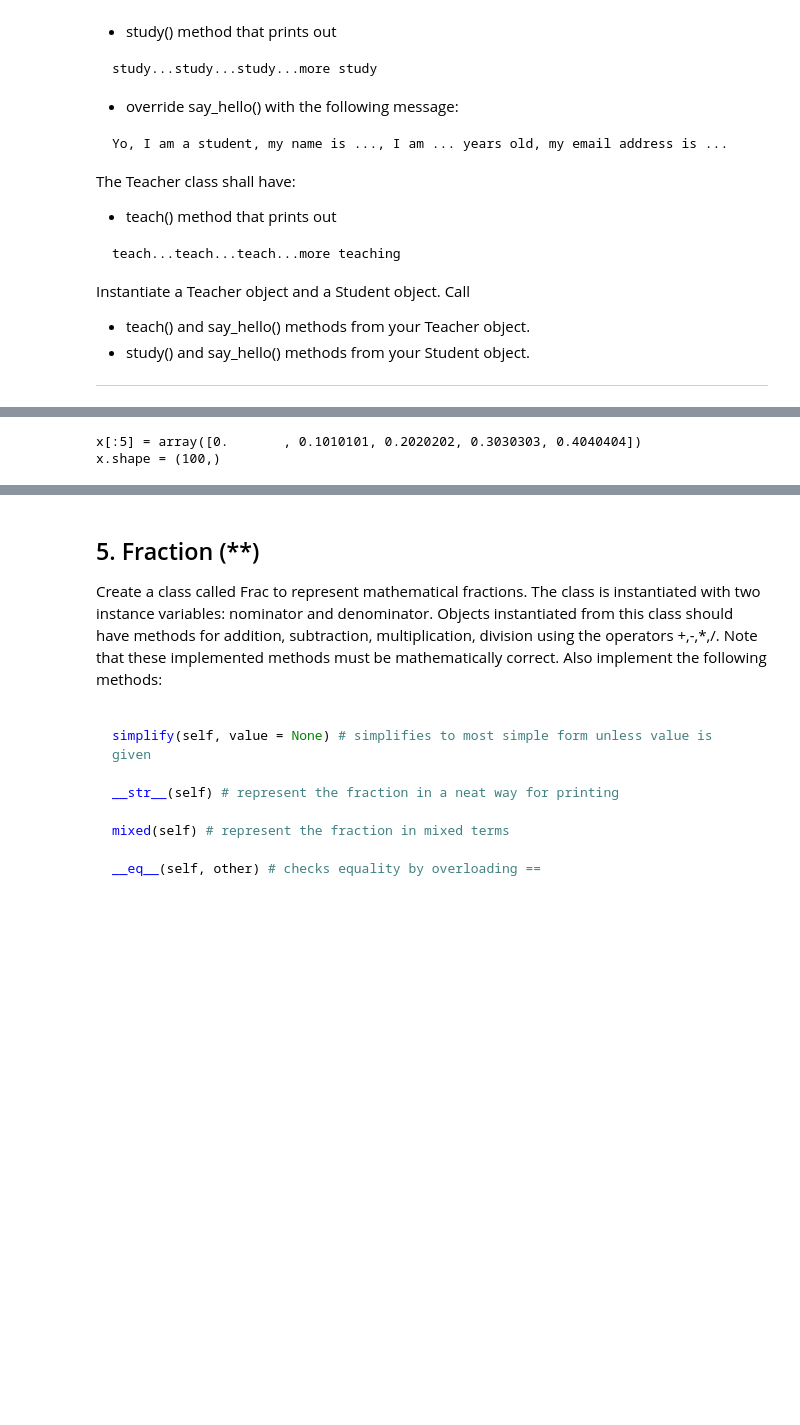
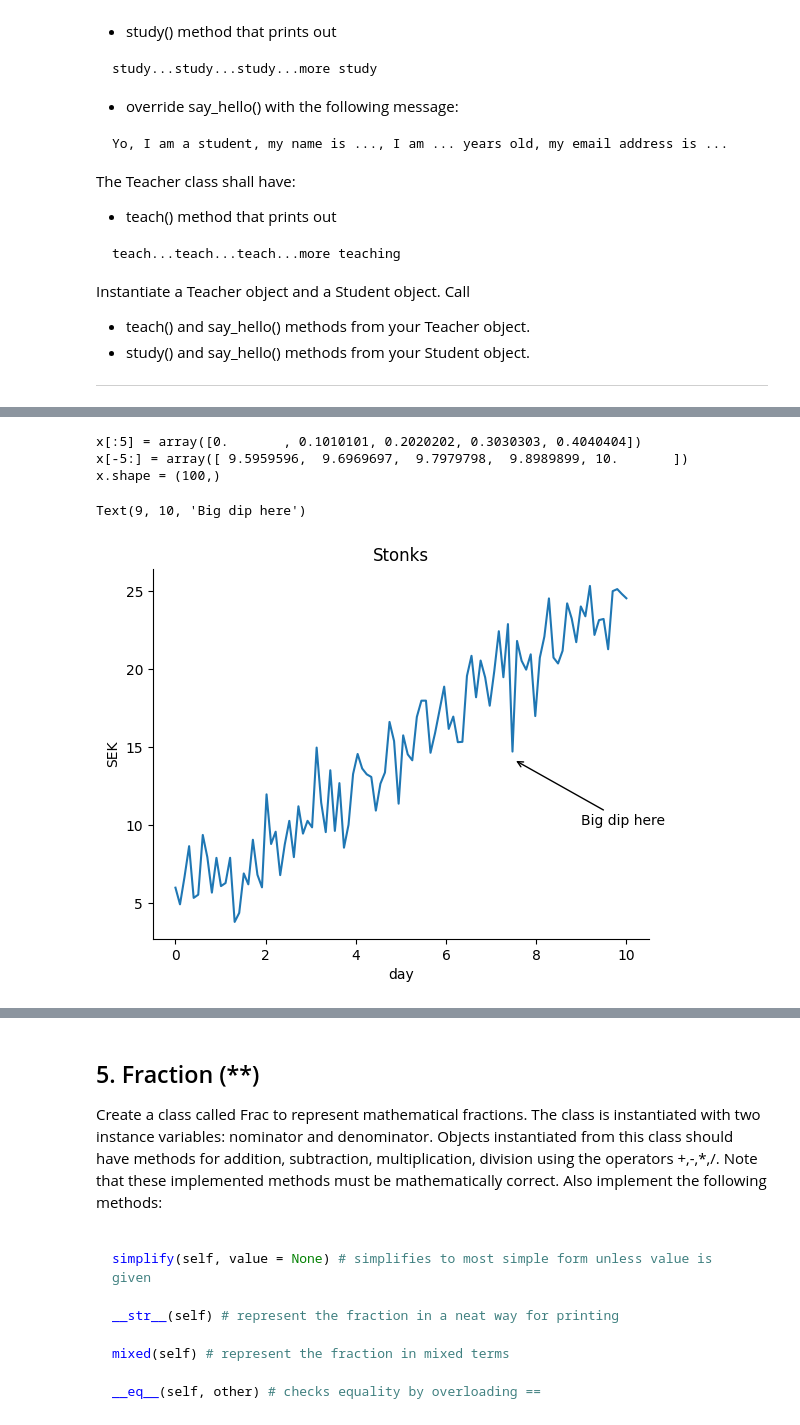
Before and after one commit to FellanNokes/Python_Course_Felix_Kjellberg_DE25, a Jupyter notebook: exercises/exercise_6.ipynb, the cells around one changed output, grey strips where cells are left out. Cells and saved outputs as stored; diff of their text form; code cells hidden in the pictures; blank space fills up the shorter version.

```diff
--- a/exercises/exercise_6.ipynb
+++ b/exercises/exercise_6.ipynb
@@ -101,20 +101,30 @@ annotate.arrow("Big dip here", (8, 10), (7.5, 14.8))
 <img style="display:inline-block; text-align:left; max-width:40ch;" src="https://github.com/kokchun/assets/blob/main/python/annotator.png?raw=true" >
 # %%
 import numpy as np
+import matplotlib.pyplot as plt
 
-class AnnotatePlot:
-    pass
 
 
 np.random.seed(42)
 x = np.linspace(0, 10, 100)
 y = 2 * x + 5 + np.random.normal(0, 2, size=len(x))
 
 print(f"{x[:5] = }")
+print(f"{x[-5:] = }")
 print(f"{x.shape = }")
+
+fig, ax = plt.subplots(1) #plt.figure(), plt.axes()
+
+ax.plot(x, y)
+ax.set(title ="Stonks", xlabel= "day", ylabel= "SEK")
+ax.spines[["top", "right"]].set_visible(False)
+ax.annotate("Big dip here", xytext= (9,10), xy=[7.5, 14.2], arrowprops={"arrowstyle":"->"})
 # %% [output]
 x[:5] = array([0.       , 0.1010101, 0.2020202, 0.3030303, 0.4040404])
+x[-5:] = array([ 9.5959596,  9.6969697,  9.7979798,  9.8989899, 10.       ])
 x.shape = (100,)
+Text(9, 10, 'Big dip here')
+[figure, added]
 # %%
 annotate = AnnotatePlot(fig, ax)
 annotate.arrow("Big dip here", (8, 10), (7.5, 14.8))
```
Also changed, not shown: parts of 2 cells of this notebook.
